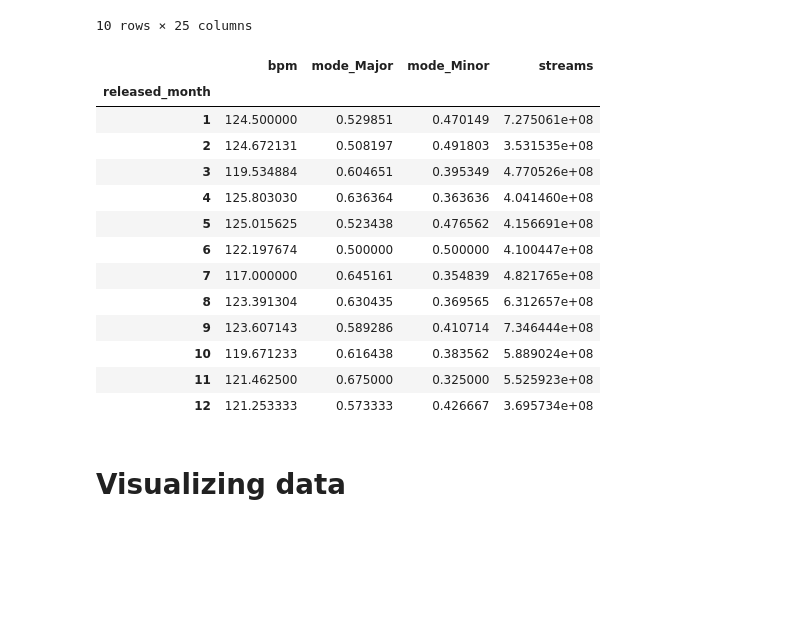
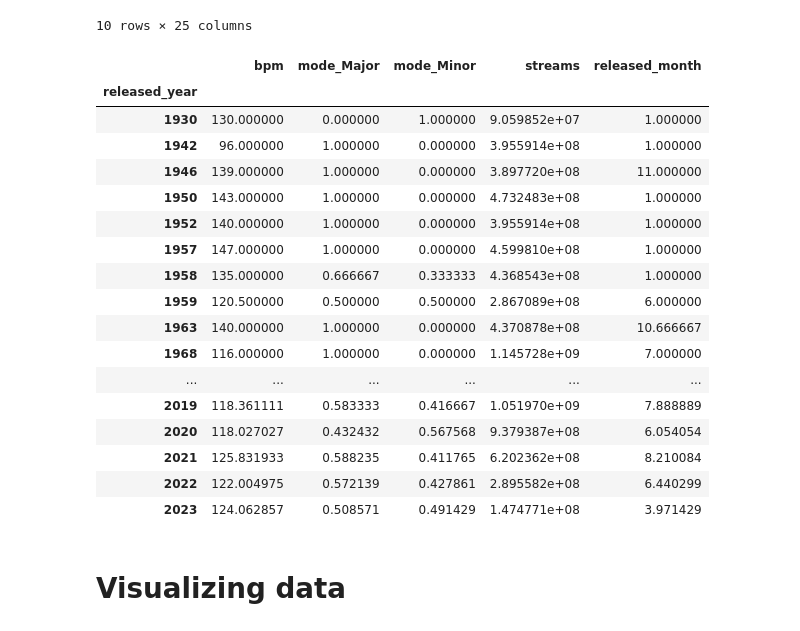
Before and after one commit to jb-seba/Spotify_TCS, a Jupyter notebook: TCS_Music_Project.ipynb, the cells around one changed output. Cells and saved outputs as stored; diff of their text form; code cells hidden in the pictures; blank space fills up the shorter version.

```diff
--- a/TCS_Music_Project.ipynb
+++ b/TCS_Music_Project.ipynb
@@ -163,22 +150,34 @@ new_months_df.head(10)
 # %%
 # converting streams to numeric
 new_months_df['streams'] = pd.to_numeric(new_months_df['streams'], errors='coerce')
 new_months_df.groupby('released_month')[['bpm', 'mode_Major', 'mode_Minor', 'streams']].mean()
+new_months_df.head(10)
+new_months_df["released_year"].unique()
+new_years_df=new_months_df.sort_values(by='released_year')
+new_years_df.head(10)
+new_years_df["released_year"].unique()
+new_months_df["bpm"].unique()
+new_months_df.groupby('released_month')[['bpm', 'mode_Major', 'mode_Minor', 'streams', 'bpm']].mean()
+new_years_df.groupby('released_year')[['bpm', 'mode_Major', 'mode_Minor', 'streams', 'released_month']].mean()
 # %% [output]
-|  | bpm | mode_Major | mode_Minor | streams |
-| released_month |  |  |  |  |
-| 1 | 124.500000 | 0.529851 | 0.470149 | 7.275061e+08 |
-| 2 | 124.672131 | 0.508197 | 0.491803 | 3.531535e+08 |
-| 3 | 119.534884 | 0.604651 | 0.395349 | 4.770526e+08 |
-| 4 | 125.803030 | 0.636364 | 0.363636 | 4.041460e+08 |
-| 5 | 125.015625 | 0.523438 | 0.476562 | 4.156691e+08 |
-| 6 | 122.197674 | 0.500000 | 0.500000 | 4.100447e+08 |
-| 7 | 117.000000 | 0.645161 | 0.354839 | 4.821765e+08 |
-| 8 | 123.391304 | 0.630435 | 0.369565 | 6.312657e+08 |
-| 9 | 123.607143 | 0.589286 | 0.410714 | 7.346444e+08 |
-| 10 | 119.671233 | 0.616438 | 0.383562 | 5.889024e+08 |
-| 11 | 121.462500 | 0.675000 | 0.325000 | 5.525923e+08 |
-| 12 | 121.253333 | 0.573333 | 0.426667 | 3.695734e+08 |
+|  | bpm | mode_Major | mode_Minor | streams | released_month |
+| released_year |  |  |  |  |  |
+| 1930 | 130.000000 | 0.000000 | 1.000000 | 9.059852e+07 | 1.000000 |
+| 1942 | 96.000000 | 1.000000 | 0.000000 | 3.955914e+08 | 1.000000 |
+| 1946 | 139.000000 | 1.000000 | 0.000000 | 3.897720e+08 | 11.000000 |
+| 1950 | 143.000000 | 1.000000 | 0.000000 | 4.732483e+08 | 1.000000 |
+| 1952 | 140.000000 | 1.000000 | 0.000000 | 3.955914e+08 | 1.000000 |
+| 1957 | 147.000000 | 1.000000 | 0.000000 | 4.599810e+08 | 1.000000 |
+| 1958 | 135.000000 | 0.666667 | 0.333333 | 4.368543e+08 | 1.000000 |
+| 1959 | 120.500000 | 0.500000 | 0.500000 | 2.867089e+08 | 6.000000 |
+| 1963 | 140.000000 | 1.000000 | 0.000000 | 4.370878e+08 | 10.666667 |
+| 1968 | 116.000000 | 1.000000 | 0.000000 | 1.145728e+09 | 7.000000 |
+| ... | ... | ... | ... | ... | ... |
+| 2019 | 118.361111 | 0.583333 | 0.416667 | 1.051970e+09 | 7.888889 |
+| 2020 | 118.027027 | 0.432432 | 0.567568 | 9.379387e+08 | 6.054054 |
+| 2021 | 125.831933 | 0.588235 | 0.411765 | 6.202362e+08 | 8.210084 |
+| 2022 | 122.004975 | 0.572139 | 0.427861 | 2.895582e+08 | 6.440299 |
+| 2023 | 124.062857 | 0.508571 | 0.491429 | 1.474771e+08 | 3.971429 |
 # %% [markdown]
 # Visualizing data
 # %%
```
Also changed, not shown: parts of 9 cells of this notebook.
